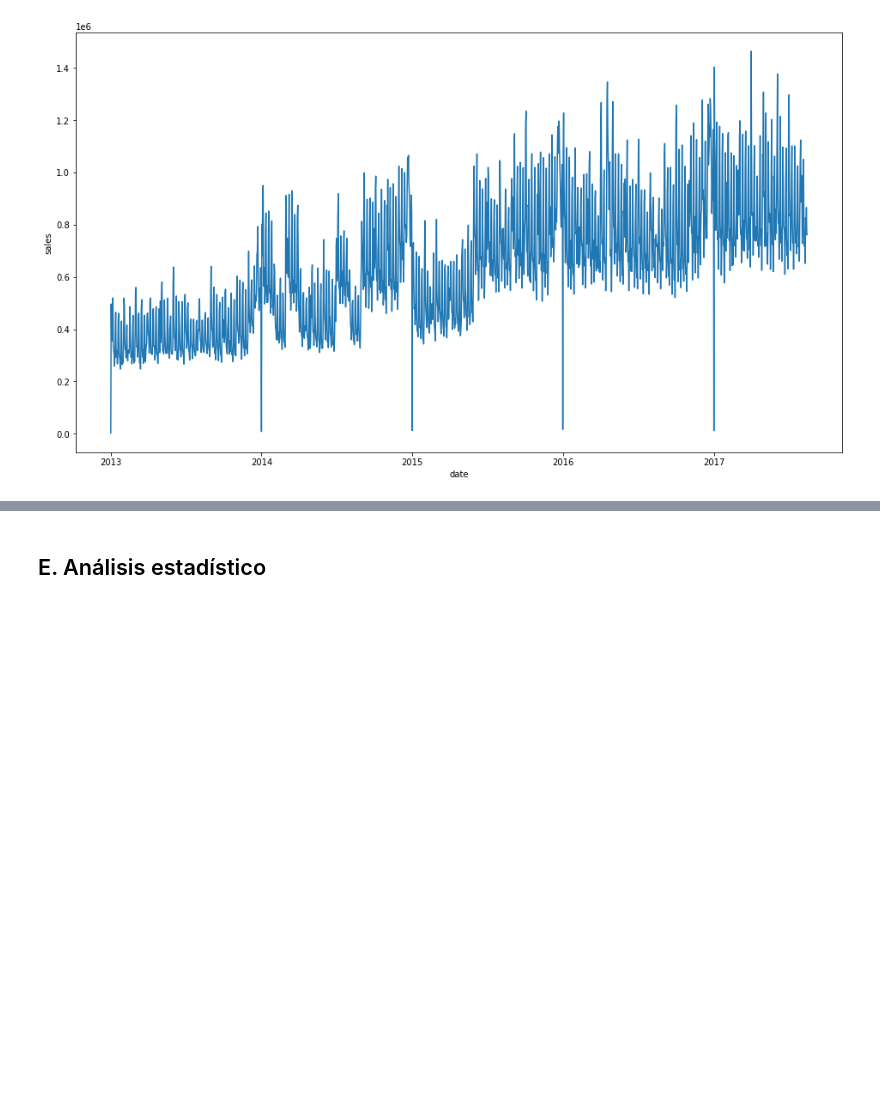
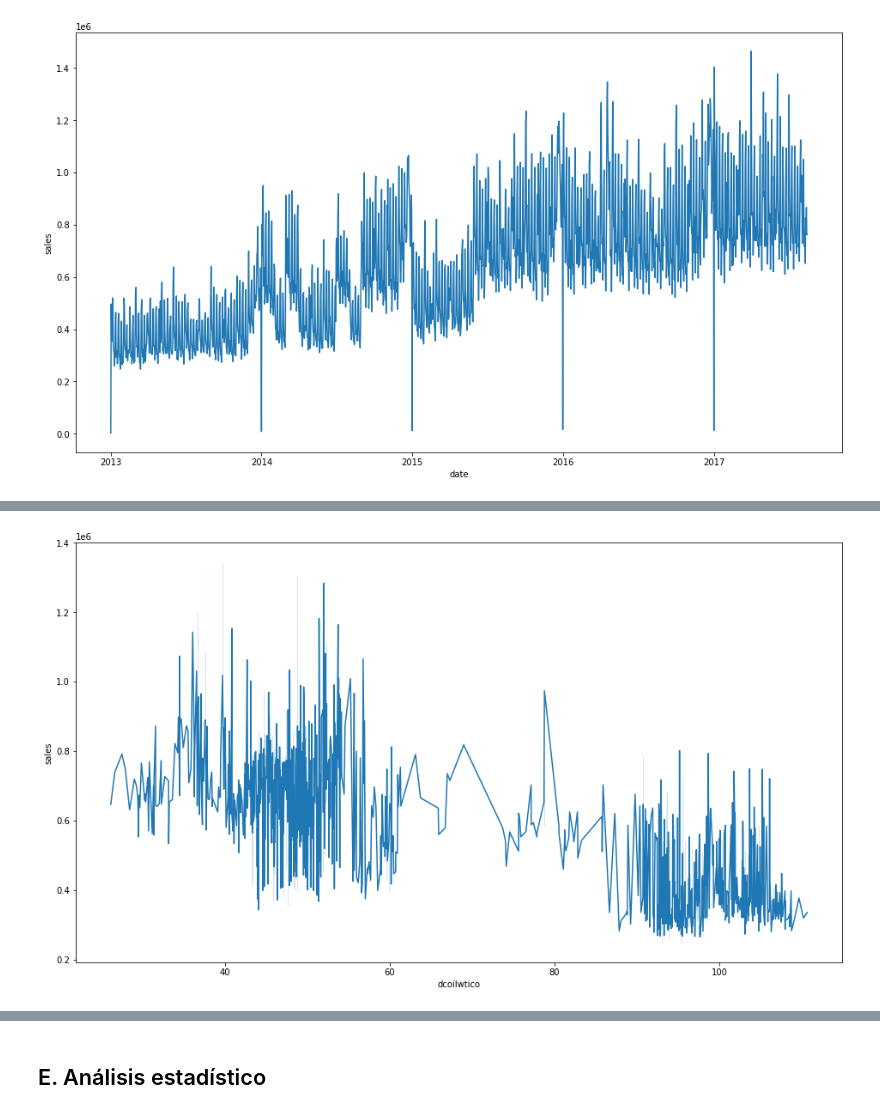
Before and after one commit to Sebas1245/store-sales-forecasting, a Jupyter notebook: analysis.ipynb, the cells around one changed output, grey strips where cells are left out. Saved outputs shown, nothing was run; the diff lists cells and outputs as text; code cells hidden in the pictures; blank space fills up the shorter version.

```diff
--- a/analysis.ipynb
+++ b/analysis.ipynb
@@ -300,0 +321,4 @@ time_series(date_df, 'date', 'sales')
+# %%
+time_series(sales_and_oil_prices_per_date, 'dcoilwtico', 'sales')
+# %% [output]
+[figure, added]
```
Also changed, not shown: parts of 7 cells of this notebook.
